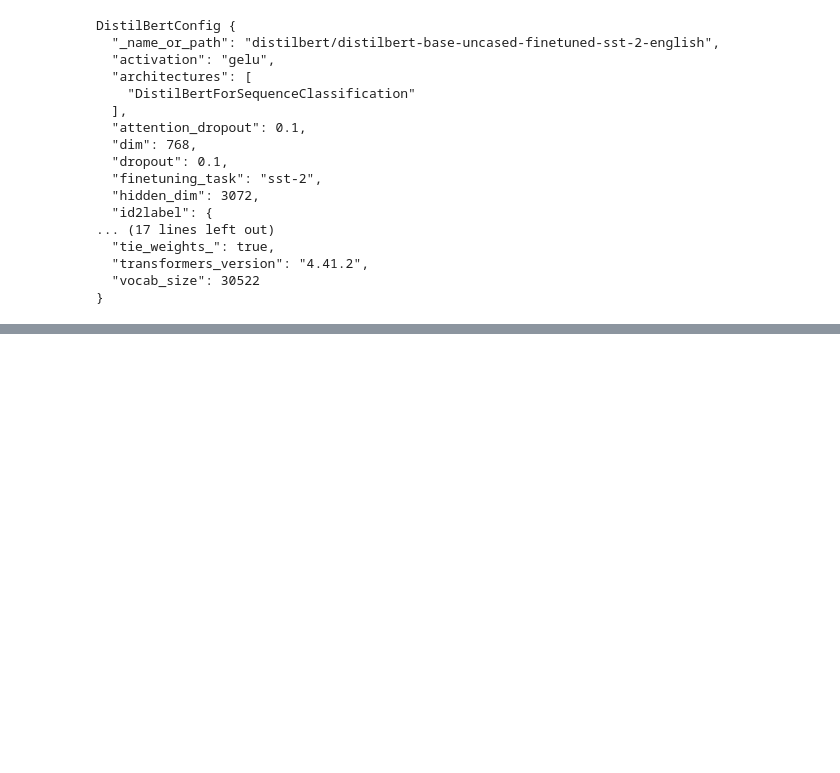
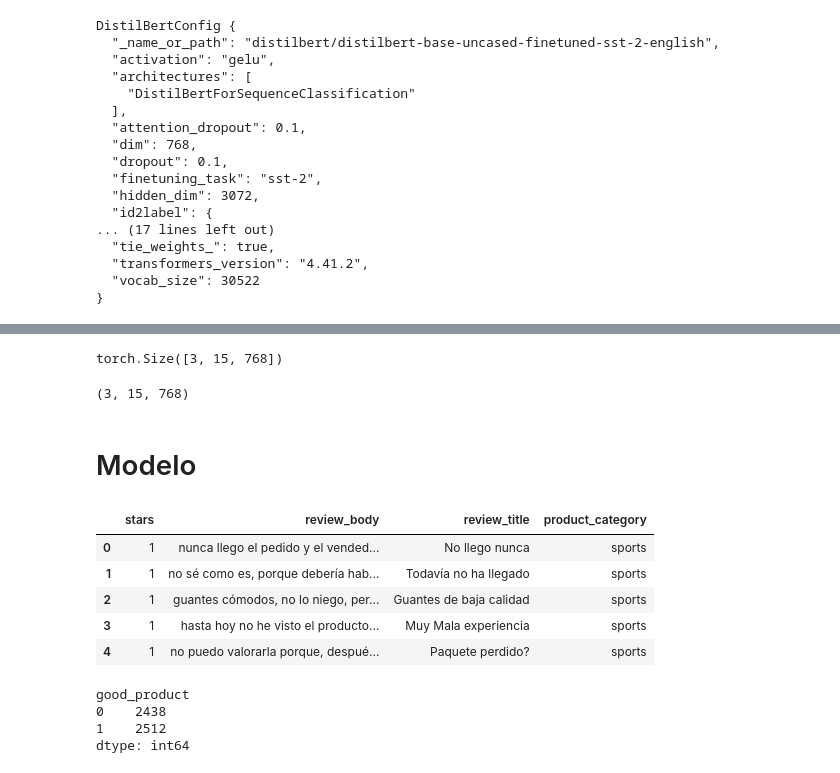
Before and after one commit to mtermor/NTIC_DeepLearning, a Jupyter notebook: NLP/05_huggingface.ipynb, the cells around one changed output, grey strips where cells are left out. Cells and saved outputs as stored; diff of their text form; code cells hidden in the pictures; blank space fills up the shorter version.

```diff
--- a/NLP/05_huggingface.ipynb
+++ b/NLP/05_huggingface.ipynb
@@ -280,0 +329,42 @@ model = AutoModel.from_config(config)
+# %%
+last_hidden_state = outputs.last_hidden_state
+last_hidden_state.shape
+# torch.Size([3, 15, 768]) 3 inputs de matrices de 16 o 768
+# n_inputs, n_tokens_per_sequence (i.e. el maximo padding), layer_size (n inputs/ n outputs)... model.config
+# %% [output]
+torch.Size([3, 15, 768])
+# %%
+import torch
+
+with torch.no_grad():
+  last_hidden_state = last_hidden_state.cpu().numpy()
+last_hidden_state.shape
+# %% [output]
+(3, 15, 768)
+# %% [markdown]
+# Modelo
+# %%
+import pandas as pd
+
+df = pd.read_csv("https://raw.githubusercontent.com/eduardofc/data/main/amazon_sports.csv")
+df['review_body'] = df['review_body'].str.replace('[^a-zA-ZñÑáéíóú .,]','', regex=True)
+df['review_body'] = df['review_body'].str.lower()
+df.head()
+# %% [output]
+|  | stars | review_body | review_title | product_category |
+| 0 | 1 | nunca llego el pedido y el vended... | No llego nunca | sports |
+| 1 | 1 | no sé como es, porque debería hab... | Todavía no ha llegado | sports |
+| 2 | 1 | guantes cómodos, no lo niego, per... | Guantes de baja calidad | sports |
+| 3 | 1 | hasta hoy no he visto el producto... | Muy Mala experiencia | sports |
+| 4 | 1 | no puedo valorarla porque, despué... | Paquete perdido? | sports |
+# %%
+df = df[df.stars != 2]
+df = df[df.stars != 3]
+df = df[df.stars != 4]
+df['good_product'] = (df.stars>3).astype(int)
+df.groupby('good_product').size()
+# %% [output]
+good_product
+0    2438
+1    2512
+dtype: int64
```
Also changed, not shown: parts of 25 cells of this notebook.
